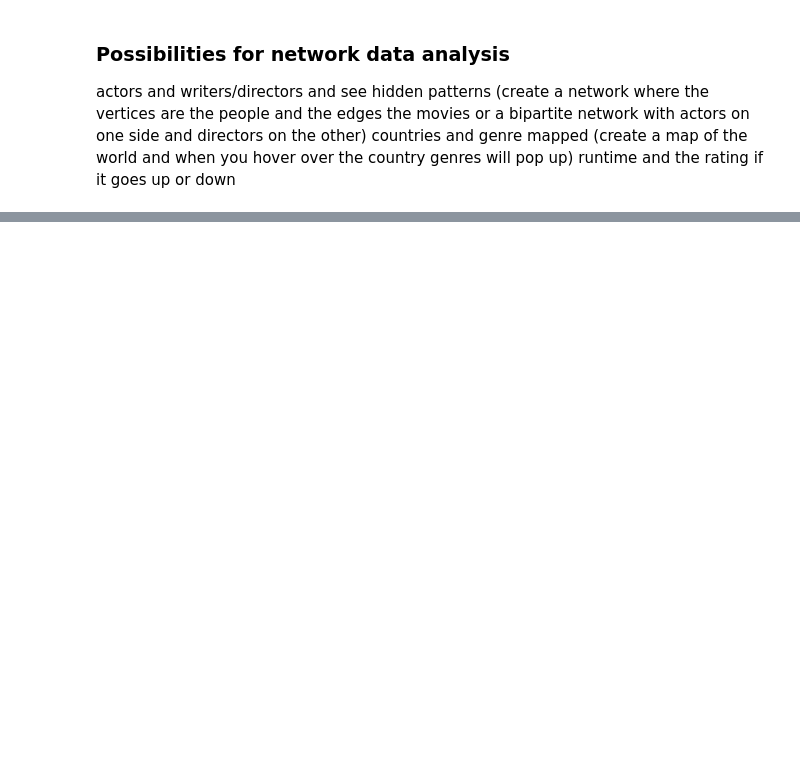
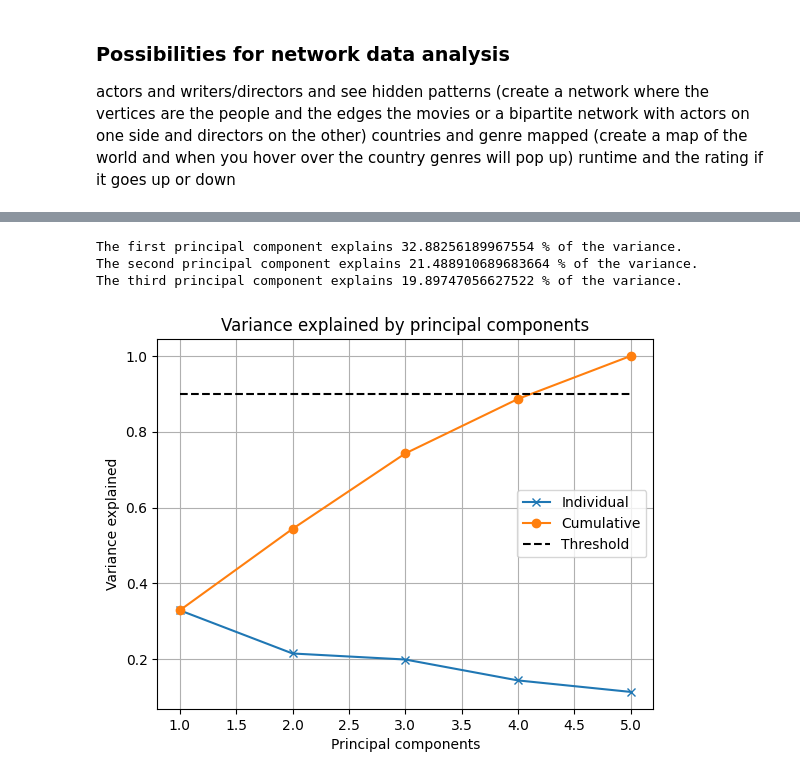
Before and after one commit to SnehilSinha/From-Analytics-to-Action, a Jupyter notebook: Assignment.ipynb, the cells around one changed output, grey strips where cells are left out. Drawn from its saved outputs; the diff is of its cells as text; code cells hidden in the pictures; blank space fills up the shorter version.

```diff
--- a/Assignment.ipynb
+++ b/Assignment.ipynb
@@ -109,0 +161,47 @@ runtime and the rating if it goes up or down
+# %%
+# All the values above show how many standard deviations away from the mean the data is. Notice how there's one value that is 4.94
+# standard deviations away from the mean. This is an outlier that we should take into account when we do PCA.
+
+# Another thing to note is that by standardizing the data, we don't need to do
+# Y = df_standardized - np.mean(df_standardized, axis=0) anymore because standardizing already transforms the attribute so that the mean is 0.
+
+# Let's finally perform PCA via Single Value Decomposition svd:
+U, S, Vt = svd(df_standardized, full_matrices=False)
+
+# Compute variance, squared of each sigma s explained by principal components
+# For example: if S is [3, 2, 1] then S * S is [9, 4, 1] and (S * S).sum() is 9 + 4 + 1 = 14.
+# rho is [9/14, 4/14, 1/14] = [0.64, 0.29, 0.07] where we get the variance explained by each principal component!
+rho = (S * S) / (S * S).sum()
+
+# Let's see how much variance is explained by the first 3 principal components:
+print("The first principal component explains", rho[0] * 100, "% of the variance.")
+print("The second principal component explains", rho[1] * 100, "% of the variance.")
+print("The third principal component explains", rho[2] * 100, "% of the variance.")
+# %% [output]
+The first principal component explains 32.88256189967554 % of the variance.
+The second principal component explains 21.488910689683664 % of the variance.
+The third principal component explains 19.89747056627522 % of the variance.
+# %%
+# We can see that the first three principle components are ordered from highest to lowest variance explained.
+# Usually we want to define a threshold, which in our case will be 90% of the variance explained.
+
+threshold = 0.9
+
+# Let's try to visualize this better via plots:
+plt.figure()
+# First plot shows the variance explained by each principal component
+plt.plot(range(1, len(rho) + 1), rho, "x-")
+# Second will show the cumulative variance explained by the principal components
+plt.plot(range(1, len(rho) + 1), np.cumsum(rho), "o-")
+# Let's now add the threshold
+plt.plot([1, len(rho)], [threshold, threshold], "k--")
+# Add a title
+plt.title("Variance explained by principal components")
+# Label the axis
+plt.xlabel("Principal components")
+plt.ylabel("Variance explained")
+# Add legend and grid as visual aid
+plt.legend(["Individual", "Cumulative", "Threshold"])
+plt.grid()
+# %% [output]
+[figure, added]
```
Also changed, not shown: parts of 7 cells of this notebook.
